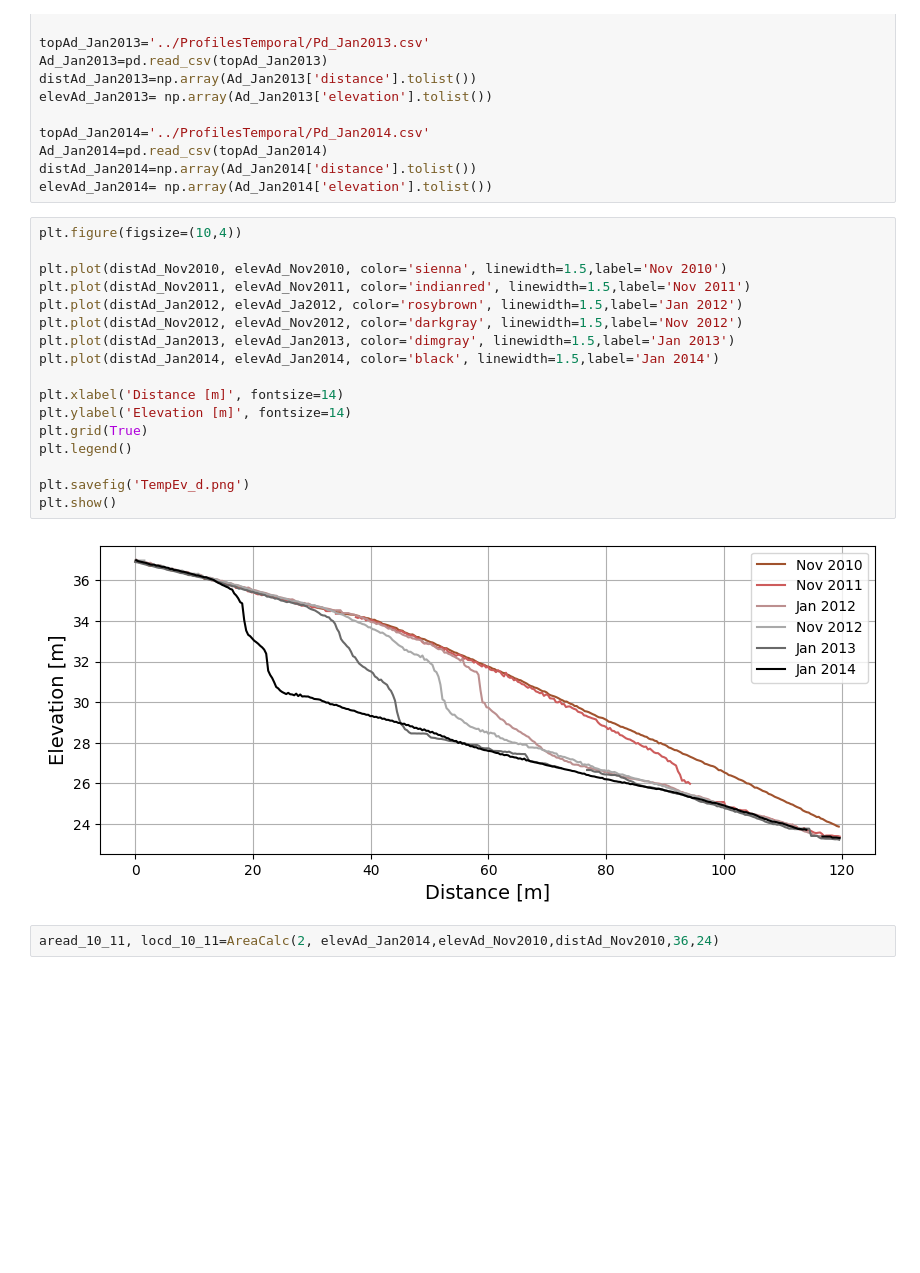
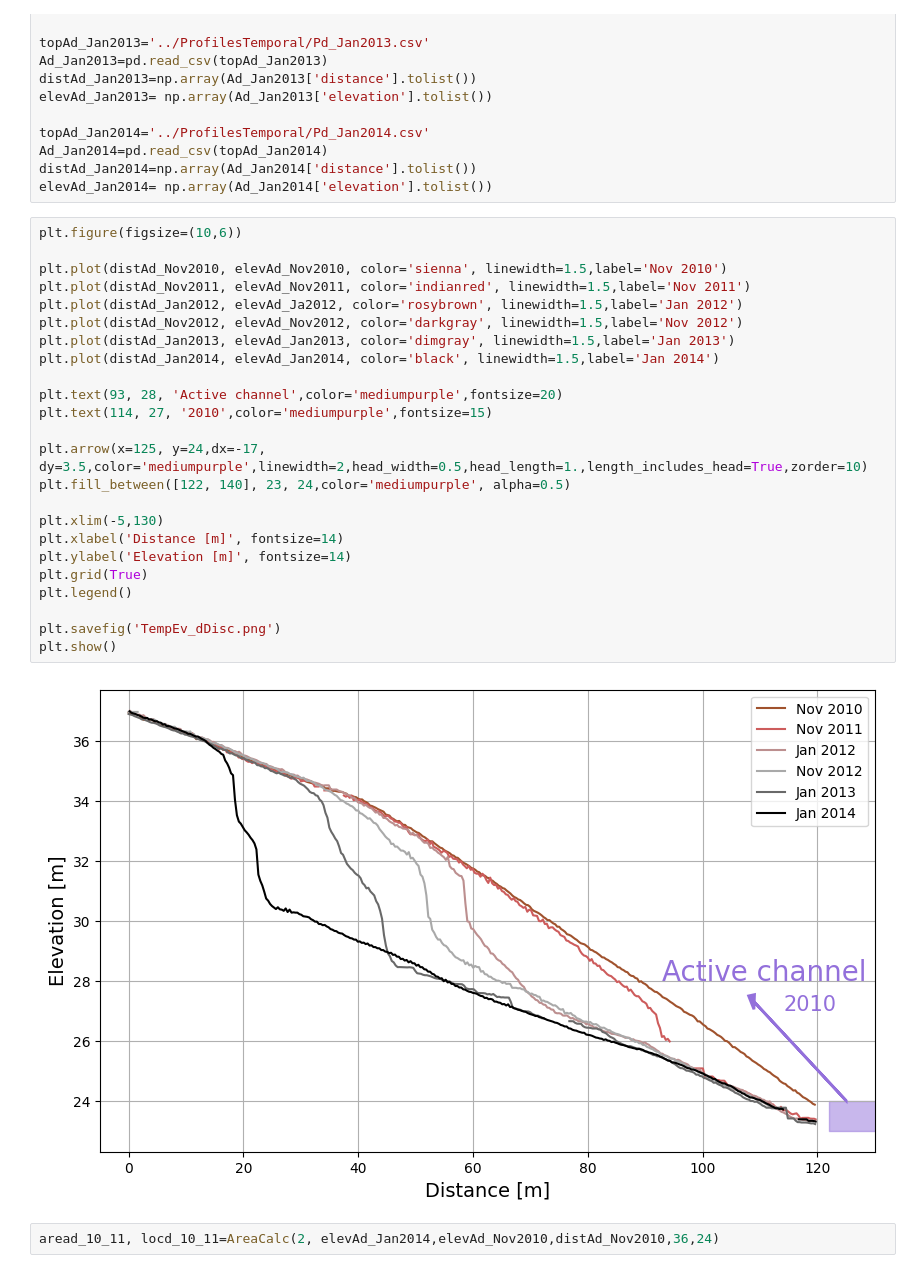
Before and after one commit to lsperezm/Martian_Icy_Scarps, a Jupyter notebook: Code/Antarctica.ipynb, the cells around one changed output. Saved outputs shown, nothing was run; the diff lists cells and outputs as text; blank space fills up the shorter version.

```diff
--- a/Code/Antarctica.ipynb
+++ b/Code/Antarctica.ipynb
@@ -475,24 +476,31 @@ Ad_Jan2014=pd.read_csv(topAd_Jan2014)
 distAd_Jan2014=np.array(Ad_Jan2014['distance'].tolist())
 elevAd_Jan2014= np.array(Ad_Jan2014['elevation'].tolist())
 # %%
-plt.figure(figsize=(10,4))
+plt.figure(figsize=(10,6))
 
 plt.plot(distAd_Nov2010, elevAd_Nov2010, color='sienna', linewidth=1.5,label='Nov 2010')
 plt.plot(distAd_Nov2011, elevAd_Nov2011, color='indianred', linewidth=1.5,label='Nov 2011')
 plt.plot(distAd_Jan2012, elevAd_Ja2012, color='rosybrown', linewidth=1.5,label='Jan 2012')
 plt.plot(distAd_Nov2012, elevAd_Nov2012, color='darkgray', linewidth=1.5,label='Nov 2012')
 plt.plot(distAd_Jan2013, elevAd_Jan2013, color='dimgray', linewidth=1.5,label='Jan 2013')
 plt.plot(distAd_Jan2014, elevAd_Jan2014, color='black', linewidth=1.5,label='Jan 2014')
 
+plt.text(93, 28, 'Active channel',color='mediumpurple',fontsize=20)
+plt.text(114, 27, '2010',color='mediumpurple',fontsize=15)
+
+plt.arrow(x=125, y=24,dx=-17, dy=3.5,color='mediumpurple',linewidth=2,head_width=0.5,head_length=1.,length_includes_head=True,zorder=10)
+plt.fill_between([122, 140], 23, 24,color='mediumpurple', alpha=0.5)
+
+plt.xlim(-5,130)
 plt.xlabel('Distance [m]', fontsize=14)
 plt.ylabel('Elevation [m]', fontsize=14)
 plt.grid(True)
 plt.legend()
 
-plt.savefig('TempEv_d.png')
+plt.savefig('TempEv_dDisc.png')
 plt.show()
 # %% [output]
-[figure, old version]
+[figure, new version]
 # %%
 aread_10_11, locd_10_11=AreaCalc(2, elevAd_Jan2014,elevAd_Nov2010,distAd_Nov2010,36,24)
 # %%
```
Also changed, not shown: parts of 5 cells of this notebook, 18 other files.
